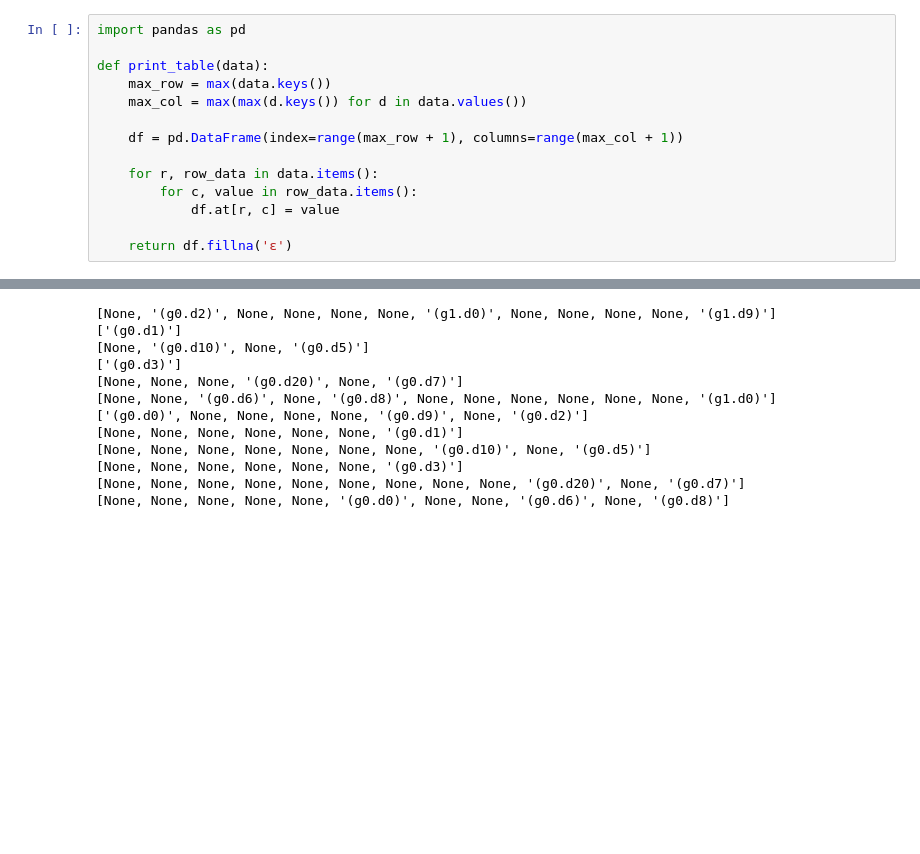
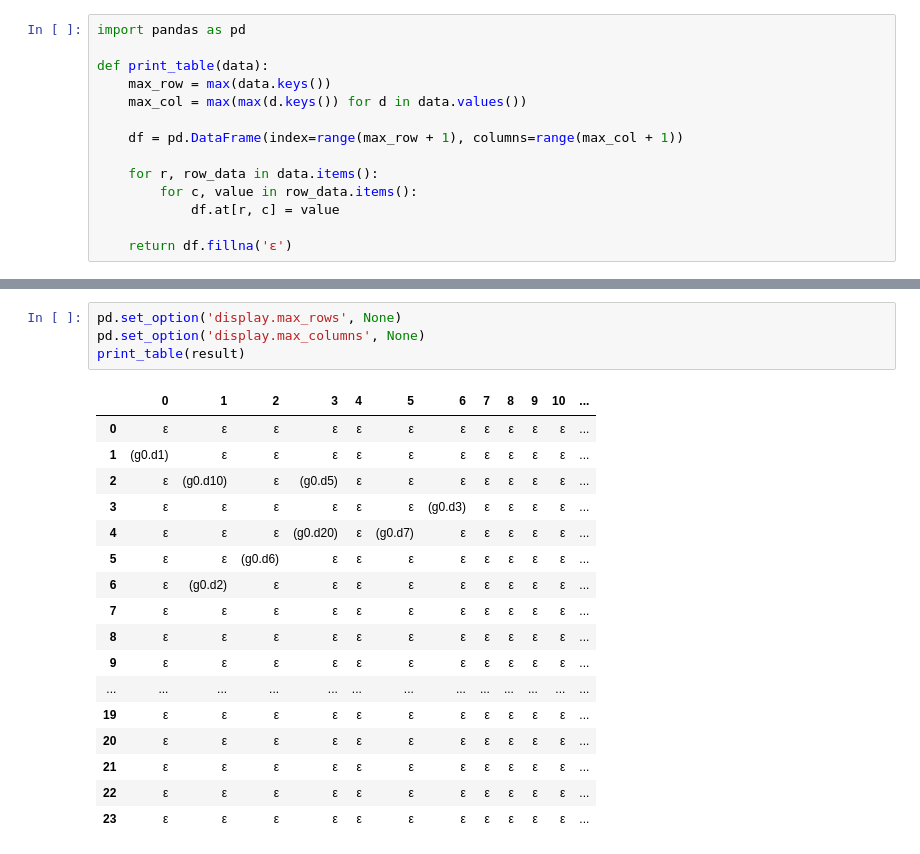
Before and after one commit to Kreijstal/electro-plating-lines, a Jupyter notebook: Experiments.ipynb, the cells around one changed output, grey strips where cells are left out. Drawn from its saved outputs; the diff is of its cells as text; blank space fills up the shorter version.

```diff
--- a/Experiments.ipynb
+++ b/Experiments.ipynb
@@ -60,14 +75,22 @@ print_table(result)
 # %%
+pd.set_option('display.max_rows', None)
+pd.set_option('display.max_columns', None)
+print_table(result)
 # %% [output]
-[None, '(g0.d2)', None, None, None, None, '(g1.d0)', None, None, None, None, '(g1.d9)']
-['(g0.d1)']
-[None, '(g0.d10)', None, '(g0.d5)']
-['(g0.d3)']
-[None, None, None, '(g0.d20)', None, '(g0.d7)']
-[None, None, '(g0.d6)', None, '(g0.d8)', None, None, None, None, None, None, '(g1.d0)']
-['(g0.d0)', None, None, None, None, '(g0.d9)', None, '(g0.d2)']
-[None, None, None, None, None, None, '(g0.d1)']
-[None, None, None, None, None, None, None, '(g0.d10)', None, '(g0.d5)']
-[None, None, None, None, None, None, '(g0.d3)']
-[None, None, None, None, None, None, None, None, None, '(g0.d20)', None, '(g0.d7)']
-[None, None, None, None, None, '(g0.d0)', None, None, '(g0.d6)', None, '(g0.d8)']
+|  | 0 | 1 | 2 | 3 | 4 | 5 | 6 | 7 | 8 | 9 | 10 | ... |
+| 0 | ε | ε | ε | ε | ε | ε | ε | ε | ε | ε | ε | ... |
+| 1 | (g0.d1) | ε | ε | ε | ε | ε | ε | ε | ε | ε | ε | ... |
+| 2 | ε | (g0.d10) | ε | (g0.d5) | ε | ε | ε | ε | ε | ε | ε | ... |
+| 3 | ε | ε | ε | ε | ε | ε | (g0.d3) | ε | ε | ε | ε | ... |
+| 4 | ε | ε | ε | (g0.d20) | ε | (g0.d7) | ε | ε | ε | ε | ε | ... |
+| 5 | ε | ε | (g0.d6) | ε | ε | ε | ε | ε | ε | ε | ε | ... |
+| 6 | ε | (g0.d2) | ε | ε | ε | ε | ε | ε | ε | ε | ε | ... |
+| 7 | ε | ε | ε | ε | ε | ε | ε | ε | ε | ε | ε | ... |
+| 8 | ε | ε | ε | ε | ε | ε | ε | ε | ε | ε | ε | ... |
+| 9 | ε | ε | ε | ε | ε | ε | ε | ε | ε | ε | ε | ... |
+| ... | ... | ... | ... | ... | ... | ... | ... | ... | ... | ... | ... | ... |
+| 19 | ε | ε | ε | ε | ε | ε | ε | ε | ε | ε | ε | ... |
+| 20 | ε | ε | ε | ε | ε | ε | ε | ε | ε | ε | ε | ... |
+| 21 | ε | ε | ε | ε | ε | ε | ε | ε | ε | ε | ε | ... |
+| 22 | ε | ε | ε | ε | ε | ε | ε | ε | ε | ε | ε | ... |
+| 23 | ε | ε | ε | ε | ε | ε | ε | ε | ε | ε | ε | ... |
```
Also changed, not shown: parts of 2 cells of this notebook, 6 other files.
